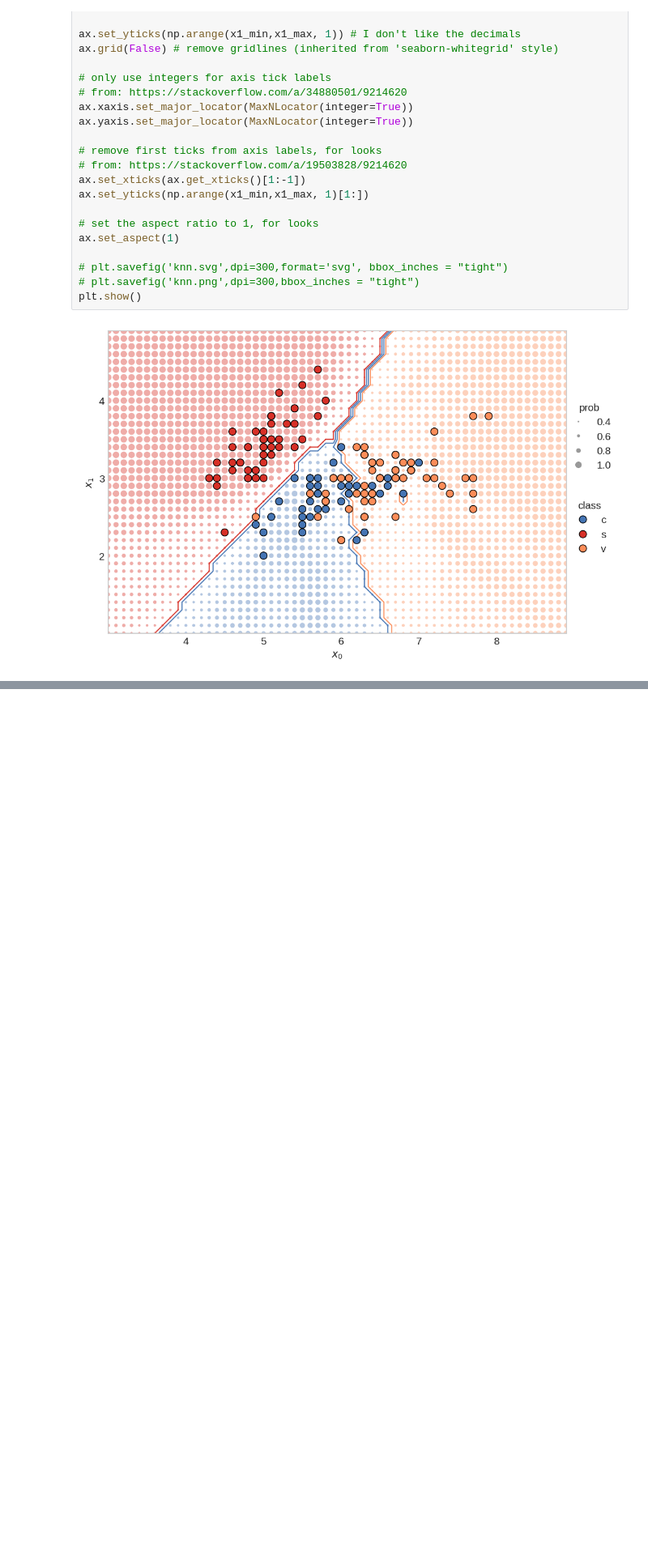
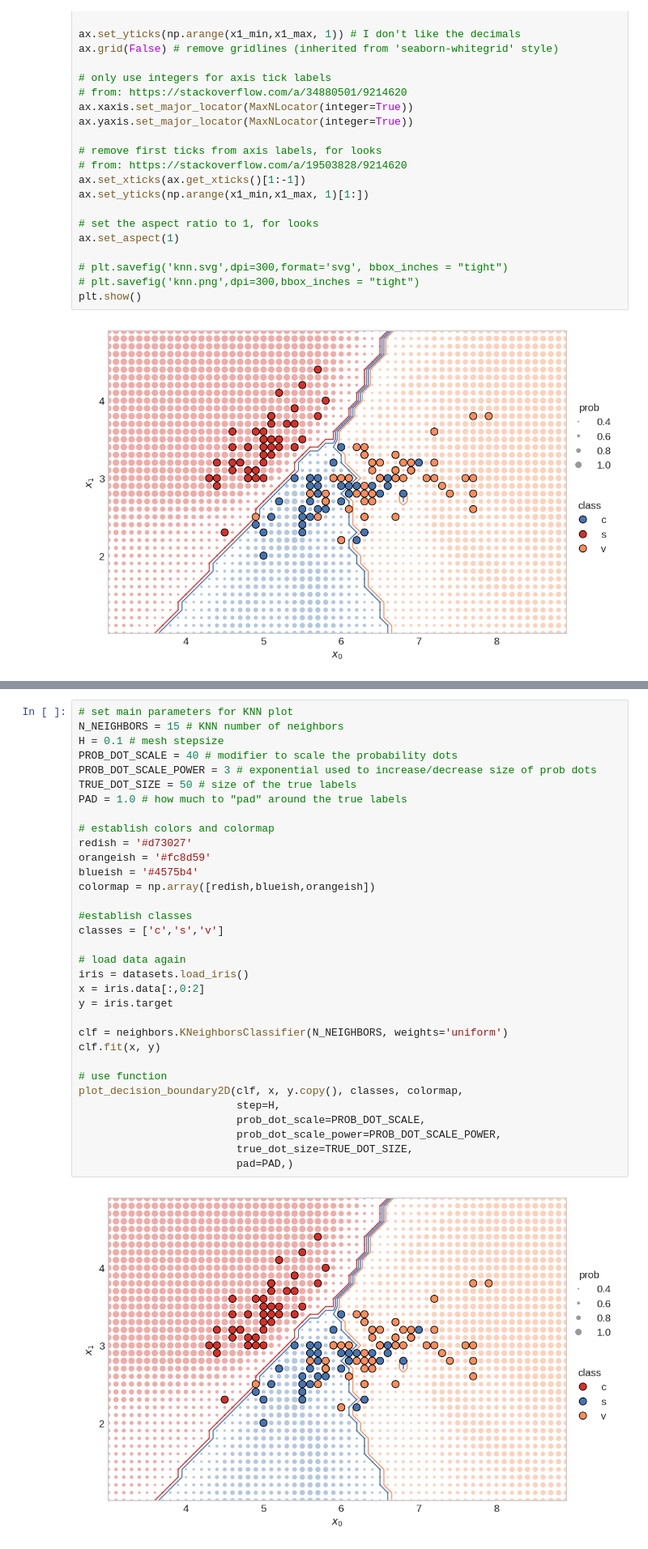
Before and after one commit to tvhahn/Beautiful-Plots, a Jupyter notebook: Decision Boundary/decision-boundary.ipynb, the cells around one changed output, grey strips where cells are left out. Shown at 81% size. Cells and saved outputs as stored; diff of their text form; blank space fills up the shorter version.

Commit message:
udpated with new function from Patrick Herbert

```diff
--- a/Decision Boundary/decision-boundary.ipynb
+++ b/Decision Boundary/decision-boundary.ipynb
@@ -369,3 +391,38 @@ plt.show()
+# %%
+# set main parameters for KNN plot
+N_NEIGHBORS = 15 # KNN number of neighbors
+H = 0.1 # mesh stepsize
+PROB_DOT_SCALE = 40 # modifier to scale the probability dots
+PROB_DOT_SCALE_POWER = 3 # exponential used to increase/decrease size of prob dots
+TRUE_DOT_SIZE = 50 # size of the true labels
+PAD = 1.0 # how much to "pad" around the true labels
+
+# establish colors and colormap
+redish = '#d73027'
+orangeish = '#fc8d59'
+blueish = '#4575b4'
+colormap = np.array([redish,blueish,orangeish])
+
+#establish classes
+classes = ['c','s','v']
+
+# load data again
+iris = datasets.load_iris()
+x = iris.data[:,0:2]
+y = iris.target
+
+clf = neighbors.KNeighborsClassifier(N_NEIGHBORS, weights='uniform')
+clf.fit(x, y)
+
+# use function
+plot_decision_boundary2D(clf, x, y.copy(), classes, colormap,
+                         step=H,
+                         prob_dot_scale=PROB_DOT_SCALE,
+                         prob_dot_scale_power=PROB_DOT_SCALE_POWER,
+                         true_dot_size=TRUE_DOT_SIZE,
+                         pad=PAD,)
+# %% [output]
+[figure, added]
 # %% [markdown]
 # Conclusion
 I hope you've found this little blog post useful. As I come across other beautiful plots, I'll post them here. So with that:
```
Also changed, not shown: parts of 4 cells of this notebook.
